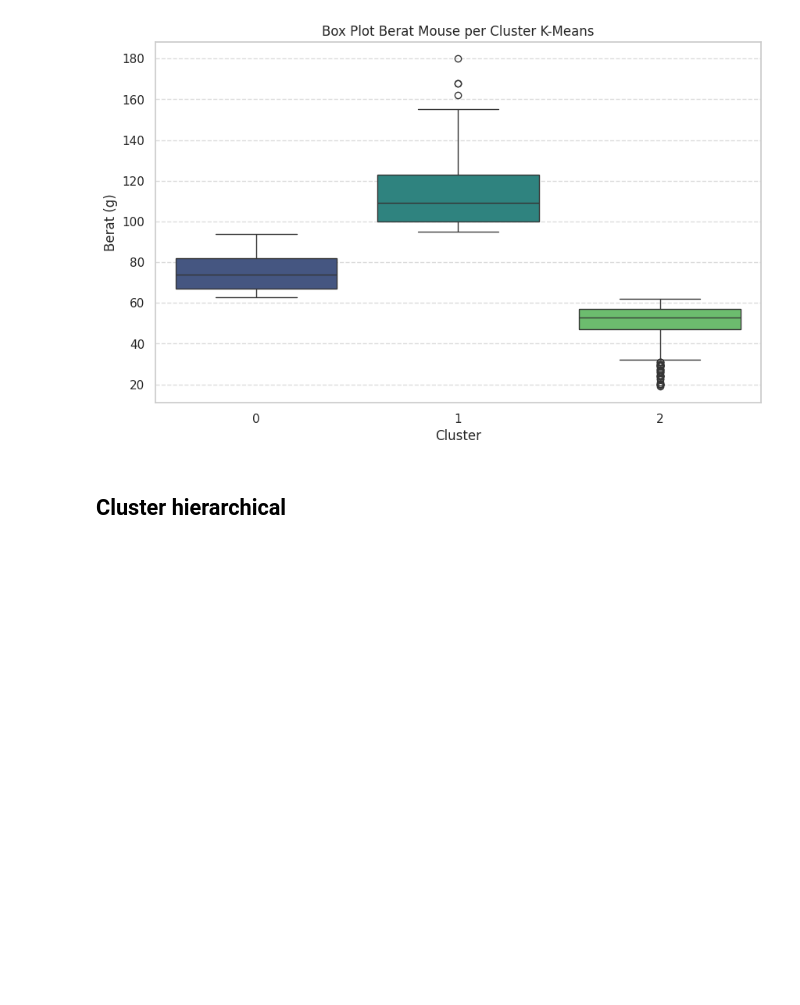
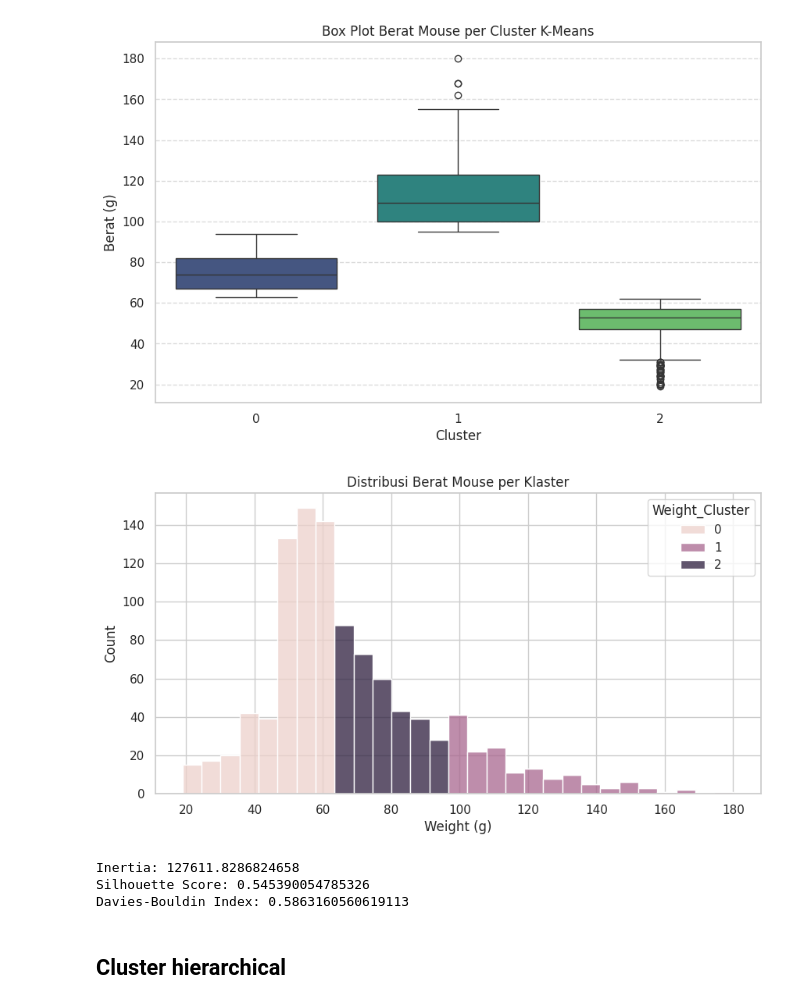
Before and after one commit to Ariefnaufal67/Pembelajaran_mesin, a Jupyter notebook: mouse.ipynb, the cells around one changed output. Saved outputs shown, nothing was run; the diff lists cells and outputs as text; code cells hidden in the pictures; blank space fills up the shorter version.

```diff
--- a/mouse.ipynb
+++ b/mouse.ipynb
@@ -412,6 +412,43 @@ plt.grid(axis='y', linestyle='--', alpha=0.7)
 plt.show()
 # %% [output]
 [figure]
+# %%
+# 2. Pemilihan Fitur
+X = df[['Weight (g)']]
+
+# 3. Scaling Fitur (jika diperlukan)
+from sklearn.preprocessing import StandardScaler
+scaler = StandardScaler()
+X_scaled = scaler.fit_transform(X)
+
+# 4. Penentuan Jumlah Klaster (K)
+# Misal, kita ingin 3 klaster: ringan, sedang, berat
+k = 3
+
+# 5. Penerapan K-Means
+from sklearn.cluster import KMeans
+kmeans = KMeans(n_clusters=k, random_state=42, n_init=10) # n_init untuk menghindari masalah inisialisasi
+df['Weight_Cluster'] = kmeans.fit_predict(X)
+
+# Visualisasi hasil clustering (misalnya dengan histogram atau box plot per klaster)
+sns.histplot(data=df, x='Weight (g)', hue='Weight_Cluster', multiple='stack')
+plt.title('Distribusi Berat Mouse per Klaster')
+plt.show()
+# %% [output]
+[figure, added]
+# %%
+## Setelah menjalankan K-Means
+print(f"Inertia: {kmeans.inertia_}")
+from sklearn.metrics import silhouette_score
+if len(df['Weight_Cluster'].unique()) > 1: # Silhouette score requires more than 1 cluster
+    print(f"Silhouette Score: {silhouette_score(X, df['Weight_Cluster'])}")
+from sklearn.metrics import davies_bouldin_score
+if len(df['Weight_Cluster'].unique()) > 1: # Davies-Bouldin score requires more than 1 cluster
+    print(f"Davies-Bouldin Index: {davies_bouldin_score(X, df['Weight_Cluster'])}")
+# %% [output]
+Inertia: 127611.8286824658
+Silhouette Score: 0.545390054785326
+Davies-Bouldin Index: 0.5863160560619113
 # %% [markdown]
 ## **Cluster hierarchical**
 # %%
```
Also changed, not shown: parts of 1 cell of this notebook.
